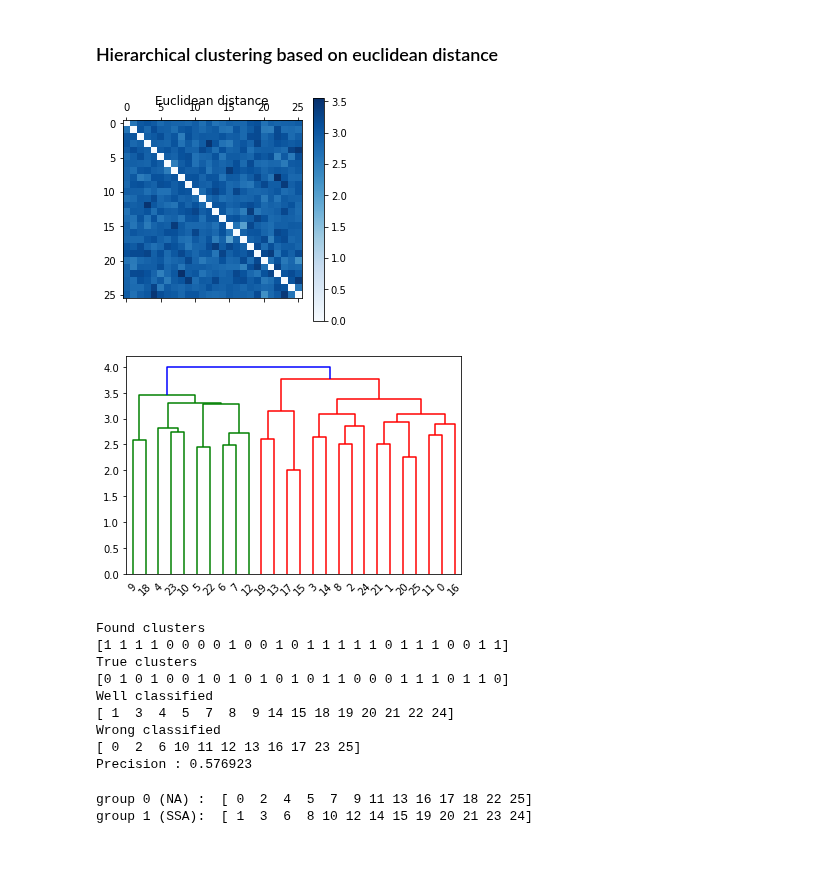
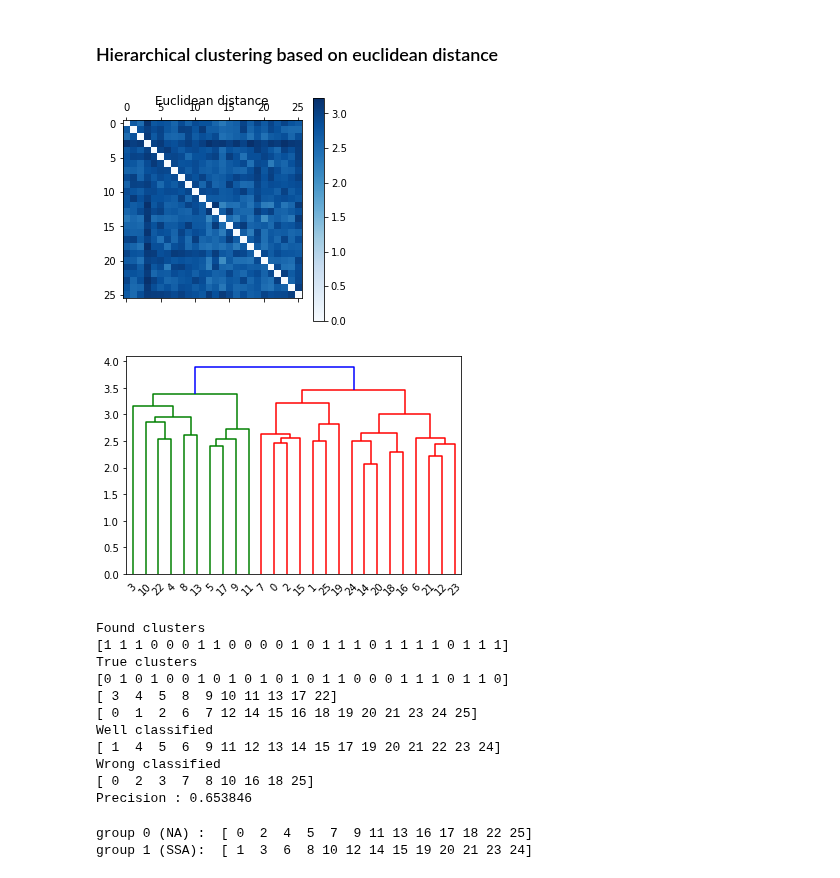
Before and after one commit to alexandremerasli/TFE, a Jupyter notebook: cluster_data.ipynb, the cells around one changed output. Saved outputs shown, nothing was run; the diff lists cells and outputs as text; code cells hidden in the pictures.

```diff
--- a/cluster_data.ipynb
+++ b/cluster_data.ipynb
@@ -62,11 +62,11 @@ def removeOutlier(matrix,condition,subject):
 # Remove Inf in data for EDA and IBI (replace by 10 for the moment, greater than non diagonal values (1.9 for EDA and 2.5 for IBI))
 for i in range(len(ISC_IBI)):
     ISC_IBI[i,i] = 100
-    ISC_EDA[i,i] = 100
+    ISC_EDA[i,i] = 90
 
 # Choose matrix to study
-case = 'IBI'
-removeOutlier = True # Remove outliers if there are some
+case = 'EEG'
+removeOutlier = False # Remove outliers if there are some
 
 if (case == 'EEG'):
     if (removeOutlier): # Remove outliers if there are some
@@ -124,7 +121,7 @@ Haven't found any outliers for the moment
 # %%
 import scipy.spatial.distance as ssd
 
-def computeDistanceMatrix(normalisation=1,uncondensed=False): # Choose normalisation between 1 and 45,
+def computeDistanceMatrix(normalisation=1,uncondensed=False,euclideanTransform=False): # Choose normalisation between 1 and 45,
                                             # 45 means bigger non diagonal correlations almost 1
     # Change matrix diagonal value (kind of normalisation)
     matrix_norm = np.copy(study_matrix)
@@ -140,8 +137,10 @@ def computeDistanceMatrix(normalisation=1,uncondensed=False): # Choose normalisa
     matrix_norm = matrix_norm / np.max(abs(matrix_norm))
 
     # Compute distance matrix
-    #distance_matrix = np.sqrt(2*N*(1-matrix_norm))
-    distance_matrix = 1-matrix_norm
+    if (euclideanTransform):
+        distance_matrix = np.sqrt(2*N*(1-matrix_norm))
+    else:
+        distance_matrix = 1-matrix_norm
 
     # Normalisation to avoid negative eigen values in PCoA
     distance_matrix = distance_matrix + add_coef
@@ -243,45 +242,49 @@ plt.title("Euclidean distance")
 plt.colorbar()
 plt.show()
 # %% [output]
-[figure, old version]
+[figure, new version]
 # %%
 from scipy.cluster.hierarchy import dendrogram, linkage, fcluster
 
 distance_matrix = computeDistanceMatrix(norm_coef,uncondensed=True)
 Z=linkage(distance_matrix,'ward','euclidean',optimal_ordering=True)
-thresold = 3.9 #3.5 EEG, 3.9 EDA, 3.9 IBI
+thresold = 3.9-0.1*(case=='EEG') #3.8 EEG, 3.9 EDA, 3.9 IBI
 dendrogram(Z, color_threshold=thresold)
 plt.show()
 
 print("Found clusters ")
 label = (fcluster(Z, t=thresold, criterion='distance')-1)
 print(label)
 print("True clusters ")
 print(condition)
 
 subjects = np.arange(0,N)
 wellClassified = subjects[label==condition]
 wrongClassified = subjects[label!=condition]
 SSA_HC = subjects[label==1] # Maybe NA
 NA_HC = subjects[label==0] # Maybe SSA
+print(NA_HC)
+print(SSA_HC)
 print("Well classified")
 print(wellClassified)
 print("Wrong classified")
 print(wrongClassified)
 prec = len(wellClassified)/N
 print("Precision : %f" %prec)
 #[ 0  2  3  7  8 10 16 18 25]
 # %% [output]
-[figure, old version]
+[figure, new version]
 Found clusters
-[1 1 1 1 0 0 0 0 1 0 0 1 0 1 1 1 1 1 0 1 1 1 0 0 1 1]
+[1 1 1 0 0 0 1 1 0 0 0 0 1 0 1 1 1 0 1 1 1 1 0 1 1 1]
 True clusters
 [0 1 0 1 0 0 1 0 1 0 1 0 1 0 1 1 0 0 0 1 1 1 0 1 1 0]
+[ 3  4  5  8  9 10 11 13 17 22]
+[ 0  1  2  6  7 12 14 15 16 18 19 20 21 23 24 25]
 Well classified
-[ 1  3  4  5  7  8  9 14 15 18 19 20 21 22 24]
+[ 1  4  5  6  9 11 12 13 14 15 17 19 20 21 22 23 24]
 Wrong classified
-[ 0  2  6 10 11 12 13 16 17 23 25]
-Precision : 0.576923
+[ 0  2  3  7  8 10 16 18 25]
+Precision : 0.653846
 # %%
 print("group 0 (NA) : ",narrative)
 print("group 1 (SSA): ",stimulus)
```
Also changed, not shown: parts of 26 cells of this notebook.
